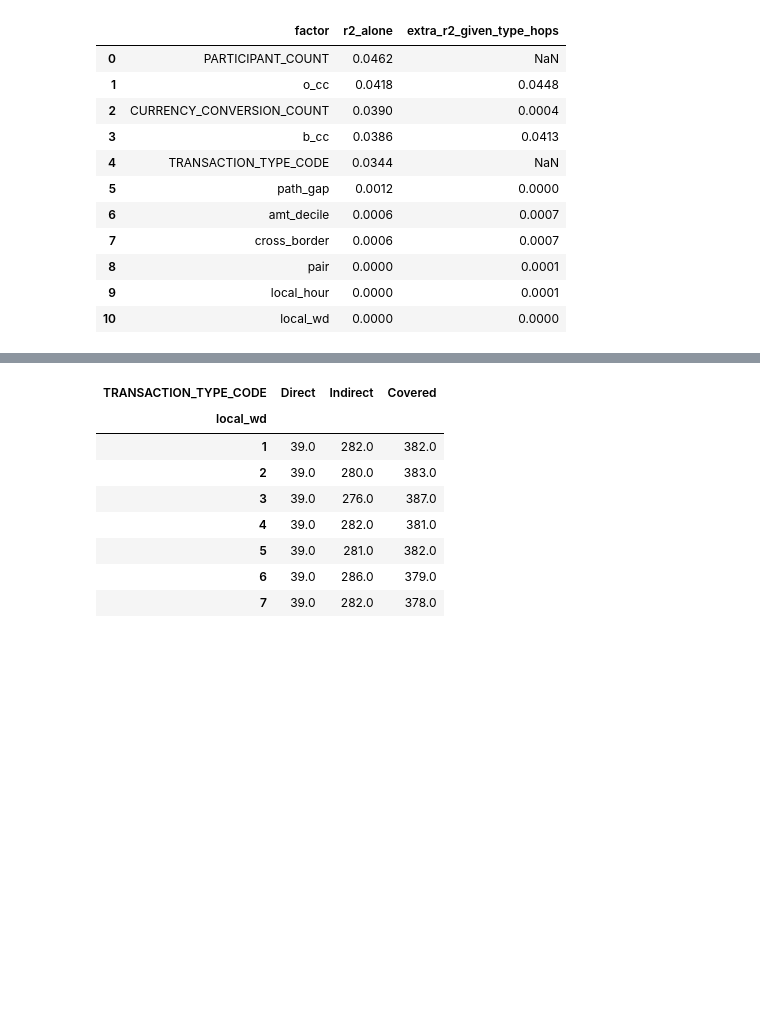
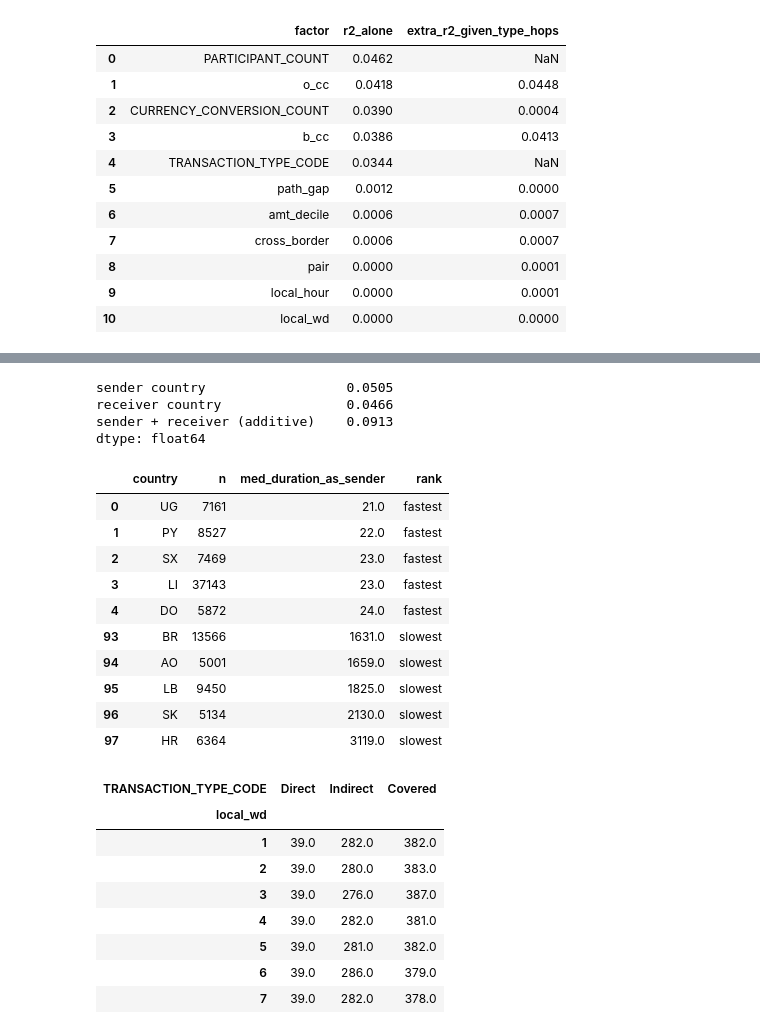
Before and after one commit to chanjyi/C2O-UMDAC, a Jupyter notebook: notebooks/02_member2_analysis.ipynb, the cells around one changed output, grey strips where cells are left out. Drawn from its saved outputs; the diff is of its cells as text; code cells hidden in the pictures; blank space fills up the shorter version.

```diff
--- a/notebooks/02_member2_analysis.ipynb
+++ b/notebooks/02_member2_analysis.ipynb
@@ -111,6 +111,22 @@ def savefig(name):
     plt.tight_layout(); plt.savefig(FIG / f'{name}.png', dpi=200, bbox_inches='tight'); plt.show()
 
 TYPES = ['Direct', 'Indirect', 'Covered']
+
+def cramers_v(t):
+    """Cramér's V of a contingency table of counts (0 = independent)."""
+    t = np.asarray(t, float); e = t.sum(1, keepdims=True) * t.sum(0, keepdims=True) / t.sum()
+    return float(np.sqrt(((t - e) ** 2 / e).sum() / (t.sum() * (min(t.shape) - 1))))
+
+def additive_r2(df, cols, y='ly', iters=10):
+    """R² of an additive model y ~ effect[col1] + effect[col2] + ... (backfitting; no interaction cells)."""
+    r = df[y] - df[y].mean()
+    eff = {c: pd.Series(0.0, index=df.index) for c in cols}
+    for _ in range(iters):
+        for c in cols:
+            part = r + eff[c]
+            eff[c] = part.groupby(df[c], observed=True).transform('mean')
+            r = part - eff[c]
+    return 1 - (r ** 2).sum() / ((df[y] - df[y].mean()) ** 2).sum()
 # %% [output]
 countries without a time zone (UTC used): ['XK']
 sample: 2,001,857 rows, normal: 2,000,484
@@ -323,3 +409,30 @@ FROM p GROUP BY 1 ORDER BY med DESC"""), 'dur4_by_anomaly')
+# %%
+# H-DUR2: sender and receiver country (Direct payments only, so routing is fixed). Additive model, no interaction.
+dd = sn[sn.TRANSACTION_TYPE_CODE == 'Direct']
+dur_cc = pd.Series({'sender country': r2(dd, 'o_cc'), 'receiver country': r2(dd, 'b_cc'),
+                    'sender + receiver (additive)': additive_r2(dd, ['o_cc', 'b_cc'])}).round(4)
+print(dur_cc)
+cc_speed = sql("""SELECT o_cc AS country, count(*) n, median(TOTAL_DURATION) med_duration_as_sender
+                  FROM p WHERE anomaly = 'NONE' AND TRANSACTION_TYPE_CODE = 'Direct' GROUP BY 1 HAVING count(*) >= 5000
+                  ORDER BY med_duration_as_sender""")
+save_table(cc_speed, 'dur2_country_speed_direct')
+pd.concat([cc_speed.head(5).assign(rank='fastest'), cc_speed.tail(5).assign(rank='slowest')])
+# %% [output]
+sender country                  0.0505
+receiver country                0.0466
+sender + receiver (additive)    0.0913
+dtype: float64
+|  | country | n | med_duration_as_sender | rank |
+| 0 | UG | 7161 | 21.0 | fastest |
+| 1 | PY | 8527 | 22.0 | fastest |
+| 2 | SX | 7469 | 23.0 | fastest |
+| 3 | LI | 37143 | 23.0 | fastest |
+| 4 | DO | 5872 | 24.0 | fastest |
+| 93 | BR | 13566 | 1631.0 | slowest |
+| 94 | AO | 5001 | 1659.0 | slowest |
+| 95 | LB | 9450 | 1825.0 | slowest |
+| 96 | SK | 5134 | 2130.0 | slowest |
+| 97 | HR | 6364 | 3119.0 | slowest |
 # %%
 # H-DUR3: duration by sender-local hour and weekday (normal payments)
 dur3 = save_table(sql("""
```
Also changed, not shown: parts of 16 cells of this notebook.
